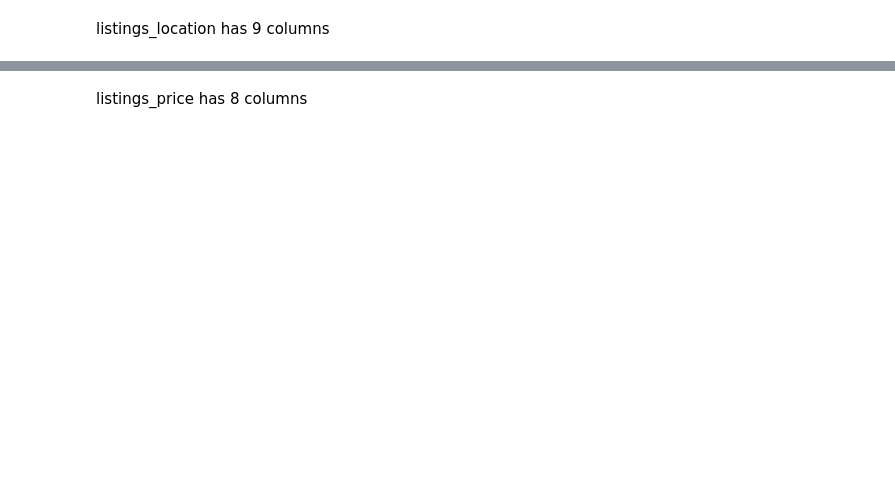
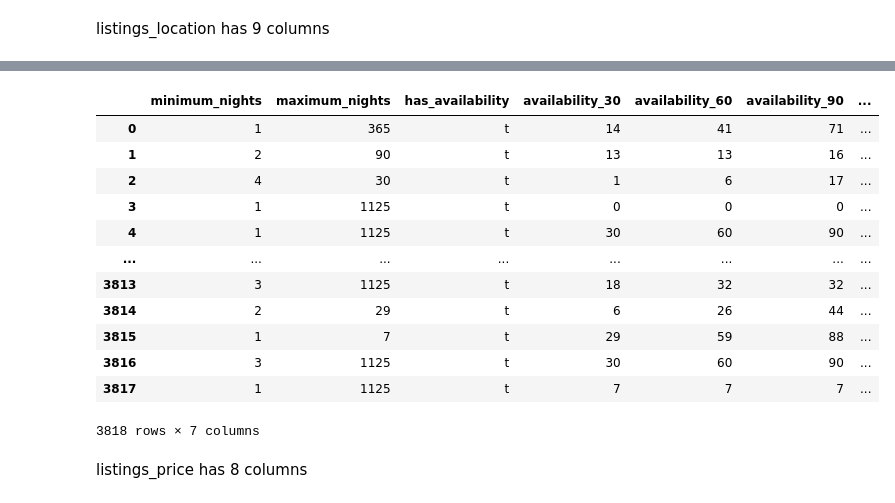
Before and after one commit to fabdanolu/Seattle-Airbnb, a Jupyter notebook: seattle.ipynb, the cells around one changed output, grey strips where cells are left out. Drawn from its saved outputs; the diff is of its cells as text; code cells hidden in the pictures; blank space fills up the shorter version.

```diff
--- a/seattle.ipynb
+++ b/seattle.ipynb
@@ -182,2 +219,24 @@ listings_price.shape
+# %%
+listings_df[['minimum_nights',
+'maximum_nights',
+'has_availability',
+'availability_30',
+'availability_60',
+'availability_90',
+'availability_365']]
+# %% [output]
+|  | minimum_nights | maximum_nights | has_availability | availability_30 | availability_60 | availability_90 | ... |
+| 0 | 1 | 365 | t | 14 | 41 | 71 | ... |
+| 1 | 2 | 90 | t | 13 | 13 | 16 | ... |
+| 2 | 4 | 30 | t | 1 | 6 | 17 | ... |
+| 3 | 1 | 1125 | t | 0 | 0 | 0 | ... |
+| 4 | 1 | 1125 | t | 30 | 60 | 90 | ... |
+| ... | ... | ... | ... | ... | ... | ... | ... |
+| 3813 | 3 | 1125 | t | 18 | 32 | 32 | ... |
+| 3814 | 2 | 29 | t | 6 | 26 | 44 | ... |
+| 3815 | 1 | 7 | t | 29 | 59 | 88 | ... |
+| 3816 | 3 | 1125 | t | 30 | 60 | 90 | ... |
+| 3817 | 1 | 1125 | t | 7 | 7 | 7 | ... |
+3818 rows × 7 columns
 # %% [markdown]
 listings_price has 8 columns
```
Also changed, not shown: parts of 68 cells of this notebook, 1 other file.
